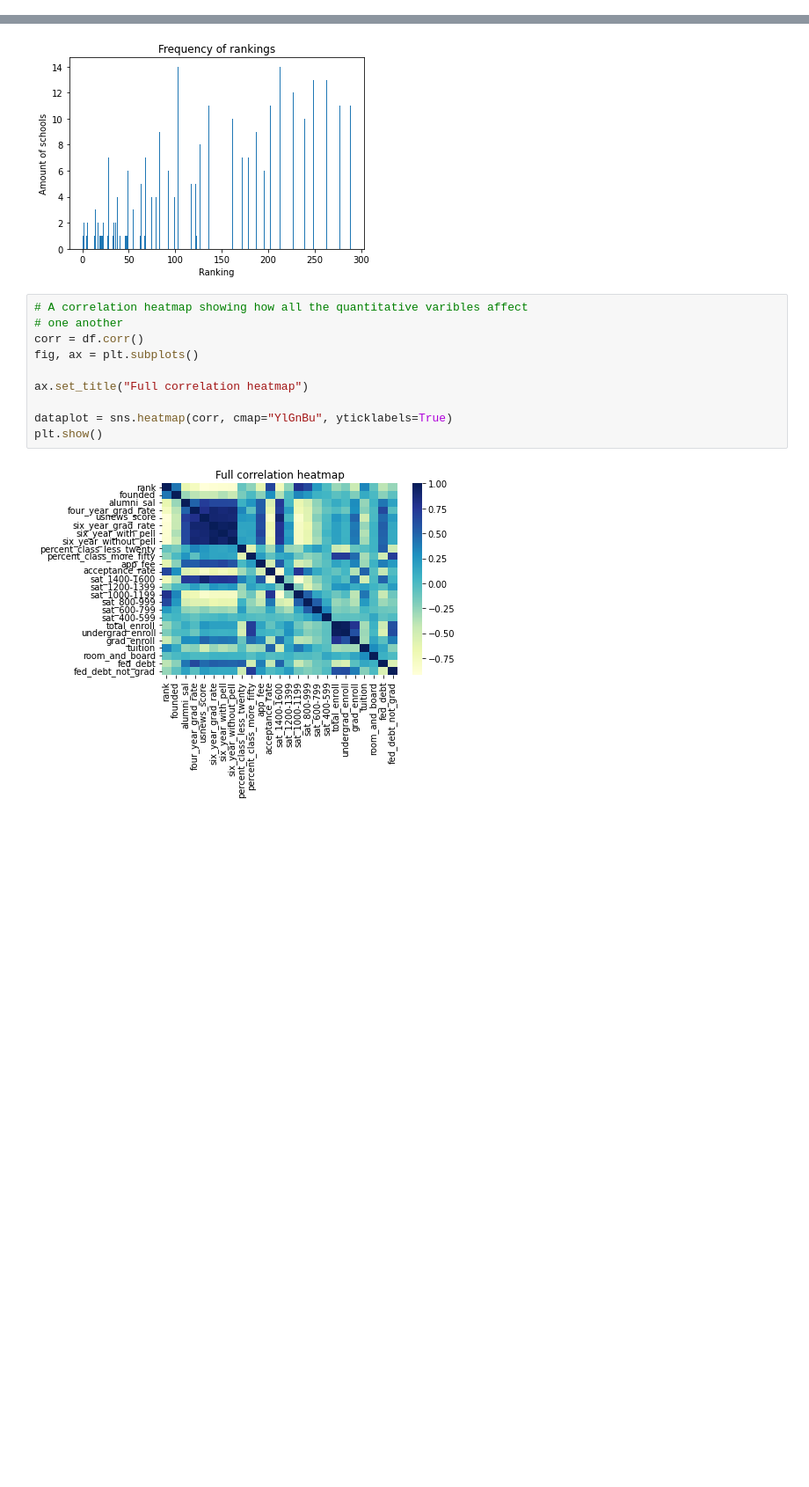
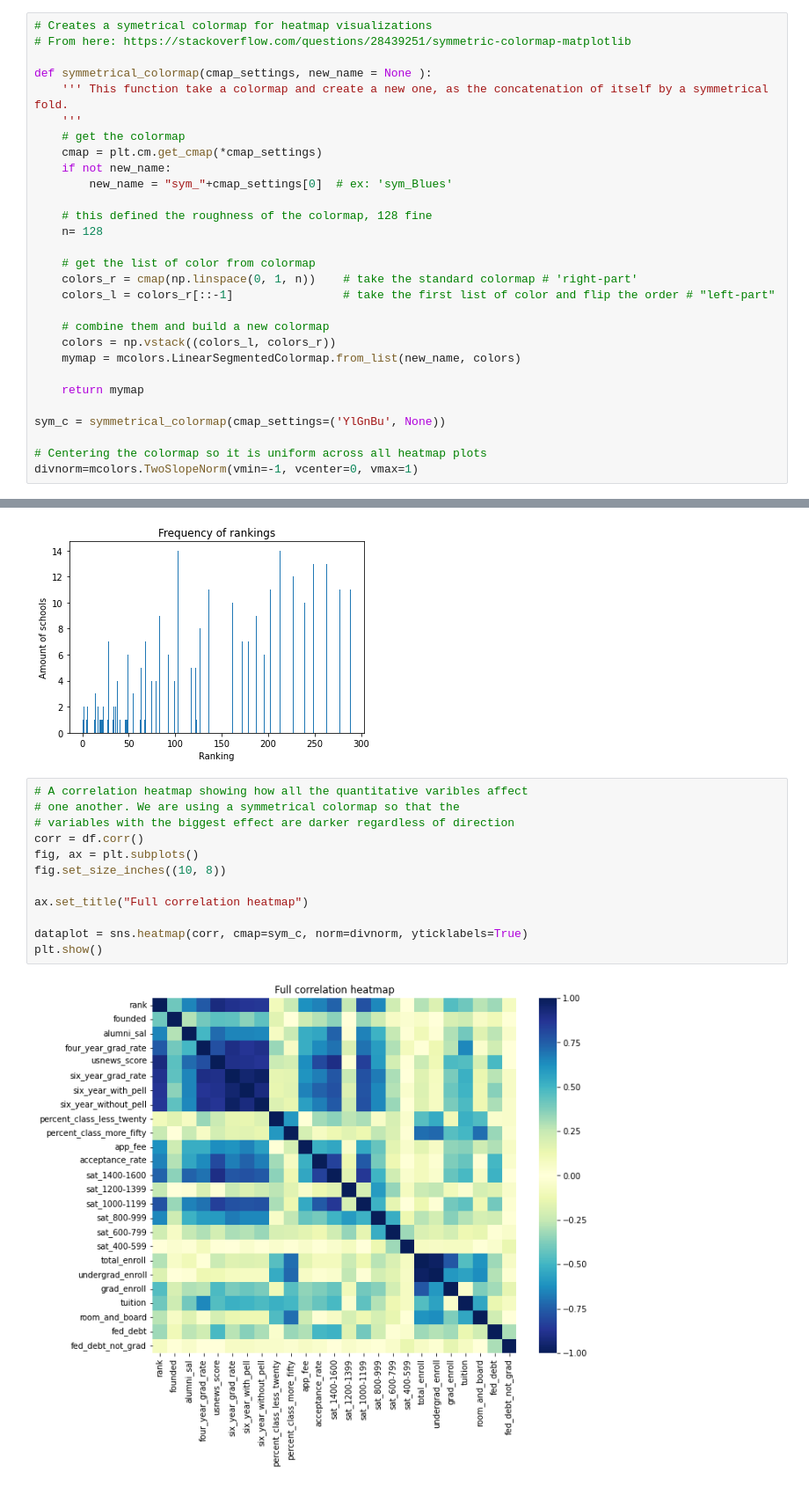
Before and after one commit to BaileyDalton007/USNEWS_Exploratory_Data_Analysis, a Jupyter notebook: data_analysis.ipynb, the cells around one changed output, grey strips where cells are left out. Shown: that part at 88% size. Saved outputs shown, nothing was run; the diff lists cells and outputs as text; blank space fills up the shorter version.

```diff
--- a/data_analysis.ipynb
+++ b/data_analysis.ipynb
@@ -11,6 +14,35 @@ import seaborn as sns
 COLLEGE_DATA_FILE = './data/college_data.csv'
 
 df = pd.read_csv(COLLEGE_DATA_FILE, delimiter=',')
+# %%
+# Creates a symetrical colormap for heatmap visualizations
+# From here: https://stackoverflow.com/questions/28439251/symmetric-colormap-matplotlib
+
+def symmetrical_colormap(cmap_settings, new_name = None ):
+    ''' This function take a colormap and create a new one, as the concatenation of itself by a symmetrical fold.
+    '''
+    # get the colormap
+    cmap = plt.cm.get_cmap(*cmap_settings)
+    if not new_name:
+        new_name = "sym_"+cmap_settings[0]  # ex: 'sym_Blues'
+
+    # this defined the roughness of the colormap, 128 fine
+    n= 128
+
+    # get the list of color from colormap
+    colors_r = cmap(np.linspace(0, 1, n))    # take the standard colormap # 'right-part'
+    colors_l = colors_r[::-1]                # take the first list of color and flip the order # "left-part"
+
+    # combine them and build a new colormap
+    colors = np.vstack((colors_l, colors_r))
+    mymap = mcolors.LinearSegmentedColormap.from_list(new_name, colors)
+
+    return mymap
+
+sym_c = symmetrical_colormap(cmap_settings=('YlGnBu', None))
+
+# Centering the colormap so it is uniform across all heatmap plots
+divnorm=mcolors.TwoSlopeNorm(vmin=-1, vcenter=0, vmax=1)
 # %%
 # Plot showing the spatial distrubition of rankings
 # We can see that they get increasingly sparsed the farther back in the ranking we go
@@ -46,16 +79,18 @@ plt.show()
 [figure]
 # %%
 # A correlation heatmap showing how all the quantitative varibles affect
-# one another
+# one another. We are using a symmetrical colormap so that the
+# variables with the biggest effect are darker regardless of direction
 corr = df.corr()
 fig, ax = plt.subplots()
+fig.set_size_inches((10, 8))
 
 ax.set_title("Full correlation heatmap")
 
-dataplot = sns.heatmap(corr, cmap="YlGnBu", yticklabels=True)
+dataplot = sns.heatmap(corr, cmap=sym_c, norm=divnorm, yticklabels=True)
 plt.show()
 # %% [output]
-[figure, old version]
+[figure, new version]
 # %%
 # A annotated correlation heatmap showing how each variable affects
 # rank specifically
```
Also changed, not shown: parts of 7 cells of this notebook.
